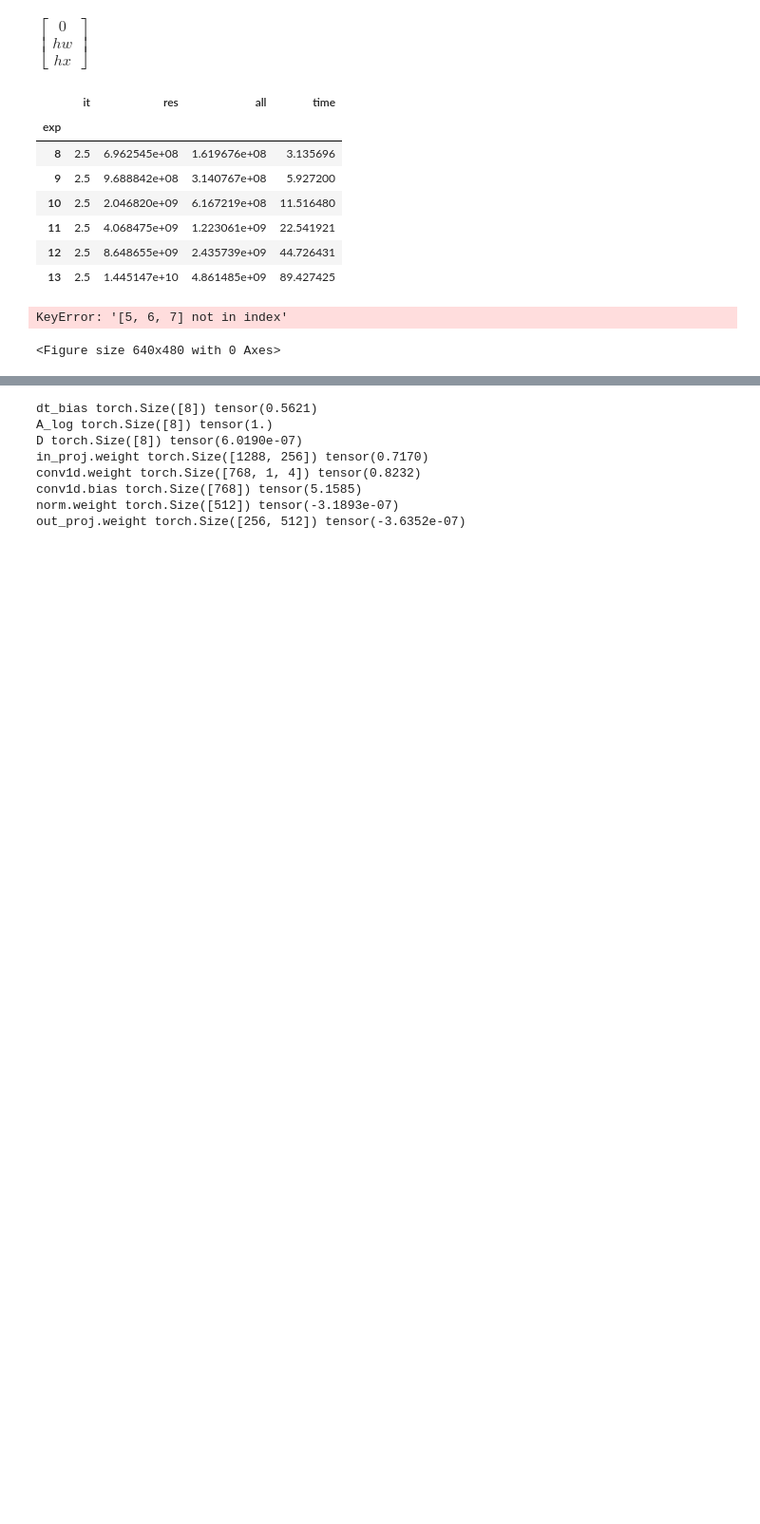
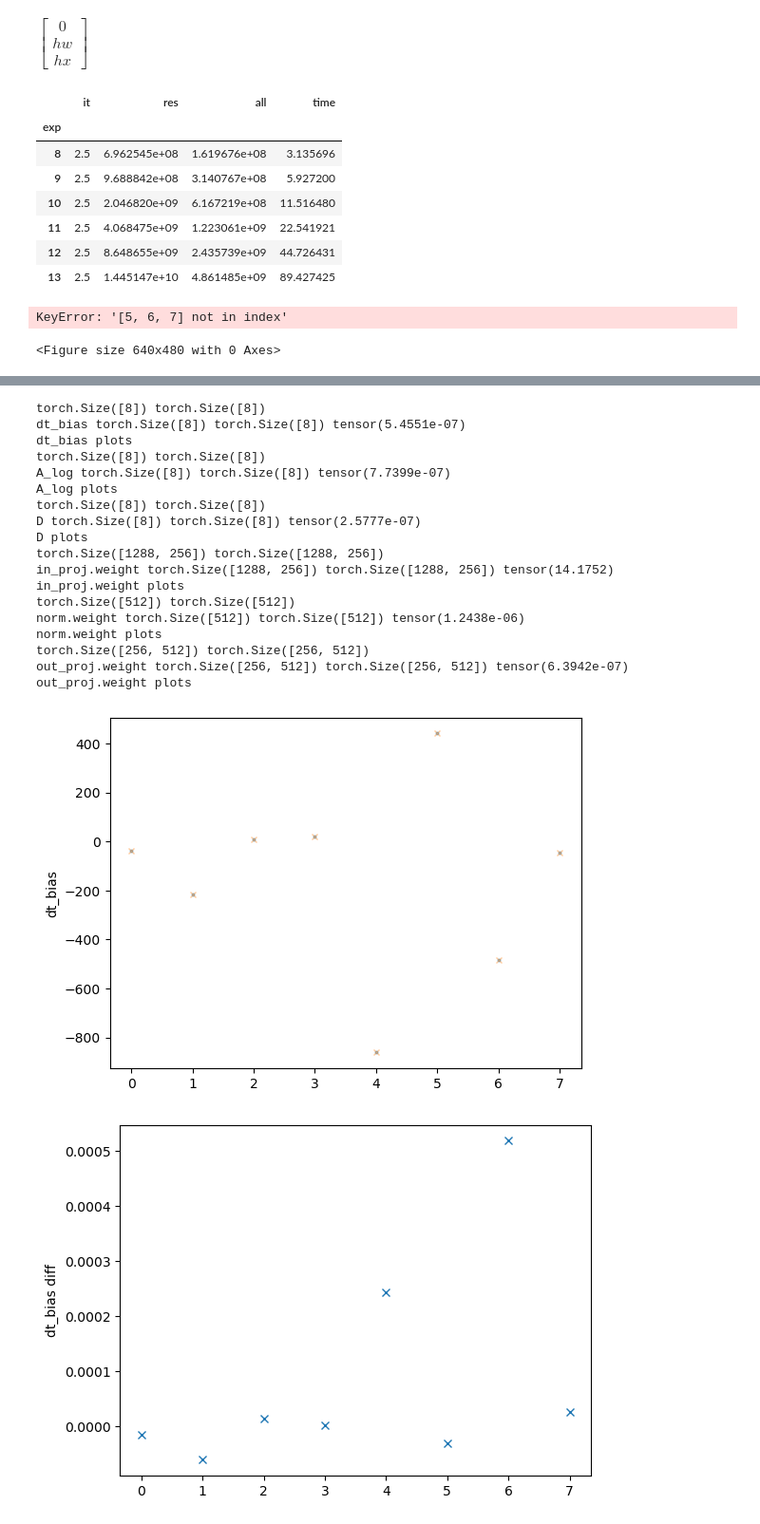
Before and after one commit to state-spaces/mamba, a Jupyter notebook: tests.ipynb, the cells around one changed output, grey strips where cells are left out. Shown at 95% size. Saved outputs shown, nothing was run; the diff lists cells and outputs as text; code cells hidden in the pictures; blank space fills up the shorter version.

```diff
--- a/tests.ipynb
+++ b/tests.ipynb
@@ -700,8 +700,9 @@ KeyError: '[5, 6, 7] not in index'
 import matplotlib.pyplot as plt
 for x in ['all','res','time']:
     plt.figure()
-    plt.plot(df_s.index,df_s[x])
-    plt.plot(df_p.index-3,df_p[x])
+    plt.plot(df_s.index+3,df_s[x])
+    plt.plot(df_p.index+3,df_p[x])
     plt.yscale('log')
+    plt.xlabel('$2^n$ sequence length')
     plt.ylabel(x)
 # %% [output]
@@ -734,16 +734,55 @@ Text(0.5, 1.0, 'fractional error of parallel ouptut to serial')
 # %%
-for (k,v),(k2,v2) in zip(ser_dict['grad_dict'][0].items(),dist_dict['grad_dict'][1].items()):
+import numpy as np
+for (k,v),(k2,v2) in zip(ser_dict['grad_dict'][0].items(),dist_dict['grad_dict'][0].items()):
     #plt.plot((torch.cat(dist_dict['output'], dim=1).sum(dim=(0,2)).detach()-ser_dict['output'][0].sum(dim=(0,2)).detach()).div(ser_dict['output'][0].sum(dim=(0,2)).detach()))
     #print(v.shape, v2.shape,k, k2)
-    print(k,v.shape,(v-v2).div(v).mean())
-    #plt.figure()
-    #plt.hist((v-v2).div(v).flatten())
+    if 'conv' in k:
+        continue
+    v2 = v2.clone()
+    print(v2.shape,dist_dict['grad_dict'][1][k2].shape)
+    for x in range(1,len(dist_dict['grad_dict'])):
+        v2+=dist_dict['grad_dict'][x][k2]
+    print(k,v.shape,v2.shape,(v-v2).div(v).abs().mean())
+    if 'in_proj' in k:
+        v = v[:,0]
+        v2 = v2[:,0]
+    l = list(range(v.flatten().shape[0]))
+    print(k,'plots')
+    plt.figure()
+    plt.plot(l,v2.flatten(),'o',markersize=2,alpha=0.4)
+    plt.plot(l,v.flatten(),'x',markersize=4,alpha=0.4)
+    plt.ylabel(k)
+    plt.figure()
+    plt.plot(v.flatten()-v2.flatten(),'x')
+    if 'in_proj' in k:
+        d_inner = 2*256
+        d_state= 128
+        nheads = d_inner / 64
+        dims = np.cumsum([d_inner, d_inner, d_state, d_state, nheads]) # z,x,B,C,dt
+        vlines = dims
+        plt.vlines(vlines,-500,500,'r',alpha=1.0)
+    plt.ylabel(k + " diff")
+    plt.figure()
+    plt.plot(v.flatten().abs().log(),v2.flatten().abs().log(),'o',markersize=2,alpha=0.4)
+    plt.ylabel(k)
 # %% [output]
-dt_bias torch.Size([8]) tensor(0.5621)
-A_log torch.Size([8]) tensor(1.)
-D torch.Size([8]) tensor(6.0190e-07)
-in_proj.weight torch.Size([1288, 256]) tensor(0.7170)
-conv1d.weight torch.Size([768, 1, 4]) tensor(0.8232)
-conv1d.bias torch.Size([768]) tensor(5.1585)
-norm.weight torch.Size([512]) tensor(-3.1893e-07)
-out_proj.weight torch.Size([256, 512]) tensor(-3.6352e-07)
+torch.Size([8]) torch.Size([8])
+dt_bias torch.Size([8]) torch.Size([8]) tensor(5.4551e-07)
+dt_bias plots
+torch.Size([8]) torch.Size([8])
+A_log torch.Size([8]) torch.Size([8]) tensor(7.7399e-07)
+A_log plots
+torch.Size([8]) torch.Size([8])
+D torch.Size([8]) torch.Size([8]) tensor(2.5777e-07)
+D plots
+torch.Size([1288, 256]) torch.Size([1288, 256])
+in_proj.weight torch.Size([1288, 256]) torch.Size([1288, 256]) tensor(14.1752)
+in_proj.weight plots
+torch.Size([512]) torch.Size([512])
+norm.weight torch.Size([512]) torch.Size([512]) tensor(1.2438e-06)
+norm.weight plots
+torch.Size([256, 512]) torch.Size([256, 512])
+out_proj.weight torch.Size([256, 512]) torch.Size([256, 512]) tensor(6.3942e-07)
+out_proj.weight plots
+[figure, added]
+[figure, added]
```
Also changed, not shown: parts of 8 cells of this notebook, 2 other files.
